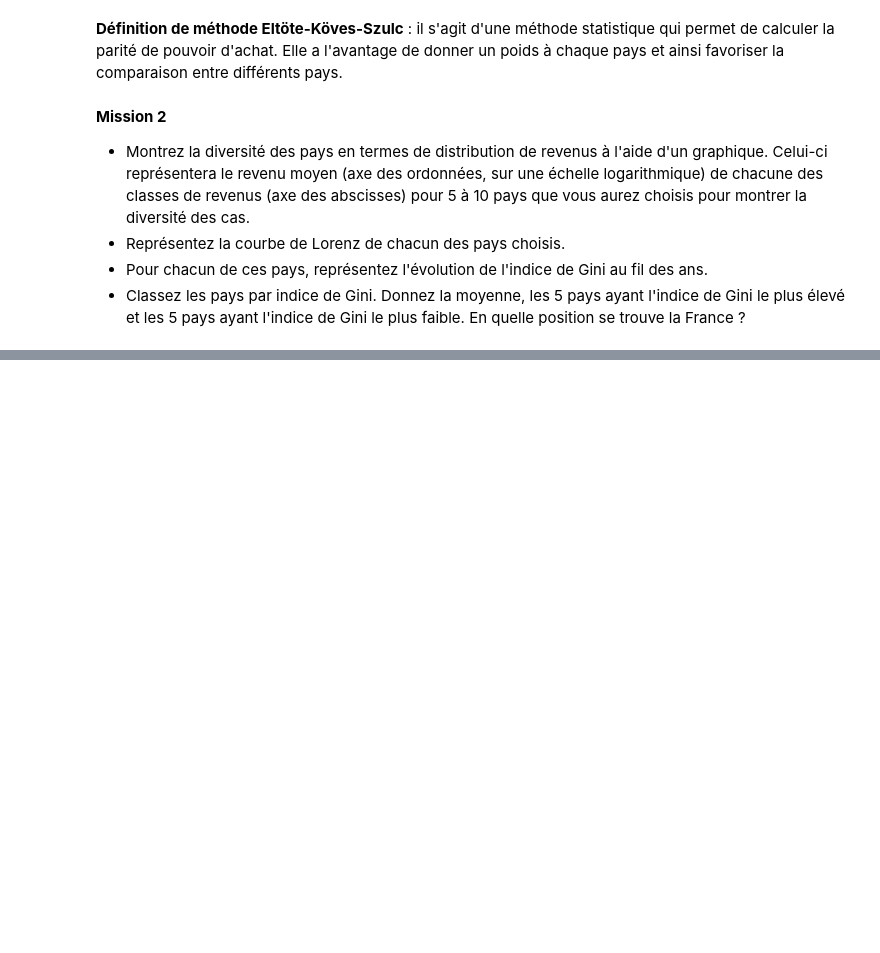
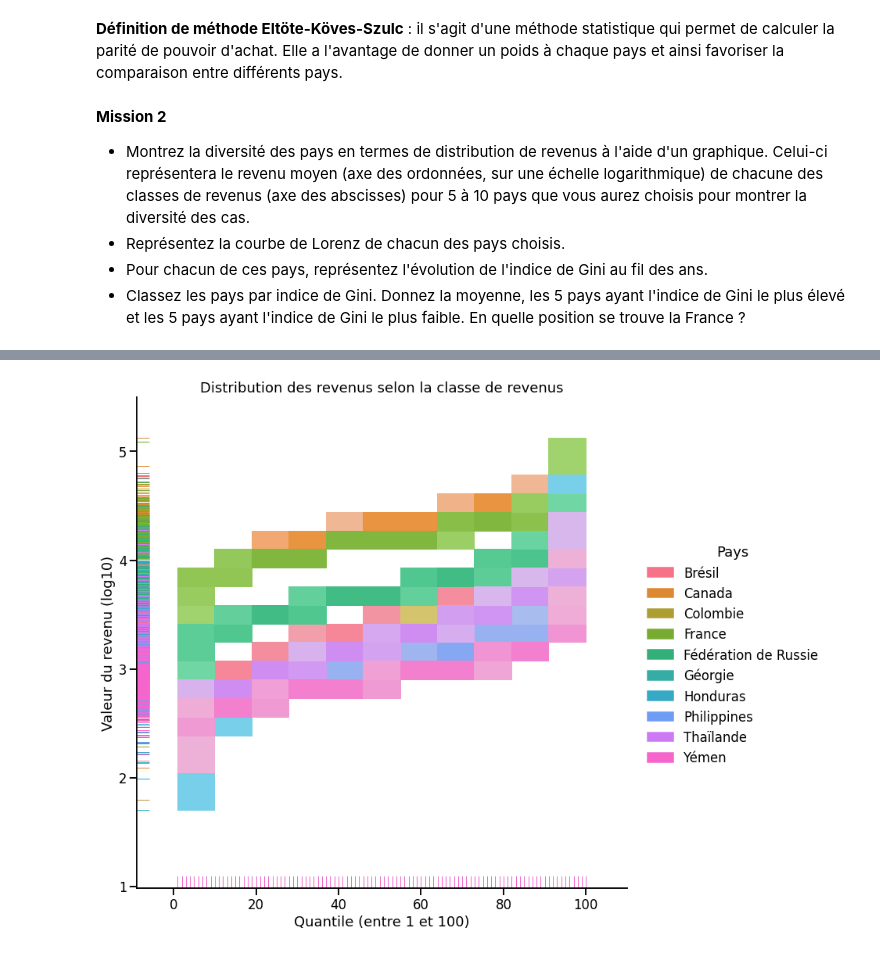
Before and after one commit to Sylvariane/prediction_revenus, a Jupyter notebook: P07_code.ipynb, the cells around one changed output, grey strips where cells are left out. Saved outputs shown, nothing was run; the diff lists cells and outputs as text; code cells hidden in the pictures; blank space fills up the shorter version.

```diff
--- a/P07_code.ipynb
+++ b/P07_code.ipynb
@@ -14,3 +17,6 @@ import numpy as np
+# %%
+sns.set_context('talk')
+sns.set_palette('Set1')
 # %%
 data = pd.read_csv('/content/drive/My Drive/Data Analyst - OC/Projets/P7_guillot_cecile/data-projet7.csv')
 # %%
@@ -87,3 +95,6 @@ del country_iso
+# %%
+# Suppression des colonnes non utilisées dans la suite de l'étude
+data = data.drop(columns=['Zone', 'Valeur'])
 # %% [markdown]
 Pour chaque pays, les revenus sont présentés sous la forme de centiles. On dispose de 100 classes de revenus par pays. L'avantage de ce découpage permet de gommer les écarts entre les pays. De plus, on va avoir tendance à voir moins de valeurs qui vont être influencés par des valeurs aberrantes comme cela serait le cas pour une moyenne par exemple.
 # %% [markdown]
@@ -95,3 +106,9 @@ Pour chaque pays, les revenus sont présentés sous la forme de centiles. On dis
 - Représentez la courbe de Lorenz de chacun des pays choisis.
 - Pour chacun de ces pays, représentez l'évolution de l'indice de Gini au fil des ans.
 - Classez les pays par indice de Gini. Donnez la moyenne, les 5 pays ayant l'indice de Gini le plus élevé et les 5 pays ayant l'indice de Gini le plus faible. En quelle position se trouve la France ?
+# %%
+# Choix de 10 pays pour la suite de l'analyse
+data = data.set_index('Pays')
+df = data.loc(axis=0)['France', 'Géorgie', 'Canada', 'Honduras', 'Colombie', 'Brésil', 'Yémen', 'Fédération de Russie', 'Philippines', 'Thaïlande'].reset_index()
+df = df.sort_values('Pays')
+df.head()
@@ -97,0 +122,7 @@ Pour chaque pays, les revenus sont présentés sous la forme de centiles. On dis
+# %%
+# modification de la classe de 'income'
+# création de la classe 'income_log10'
+df['income'] = df['income'].str.replace(',', ".")
+df['income'] = df['income'].apply(lambda x: float(x))
+df['income_log10'] = df['income'].apply(lambda x: math.log10(x))
+df.head()
@@ -97,0 +136,9 @@ Pour chaque pays, les revenus sont présentés sous la forme de centiles. On dis
+# %%
+# Affichage de la distribution des revenus en fonction de la classe de revenus
+_ = sns.displot(x='quantile', y='income_log10', hue='Pays', rug=True, height=10, data=df)
+_ = plt.title('Distribution des revenus selon la classe de revenus')
+_ = plt.xlabel('Quantile (entre 1 et 100)')
+_ = plt.ylabel('Valeur du revenu (log10)')
+_ = plt.show()
+# %% [output]
+[figure, added]
```
Also changed, not shown: parts of 8 cells of this notebook.
